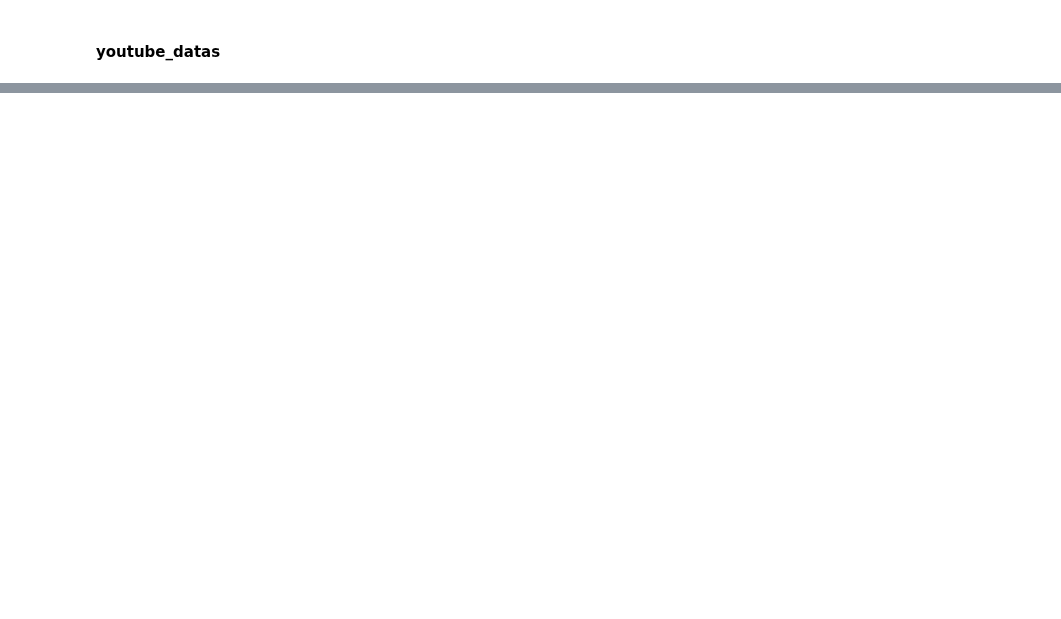
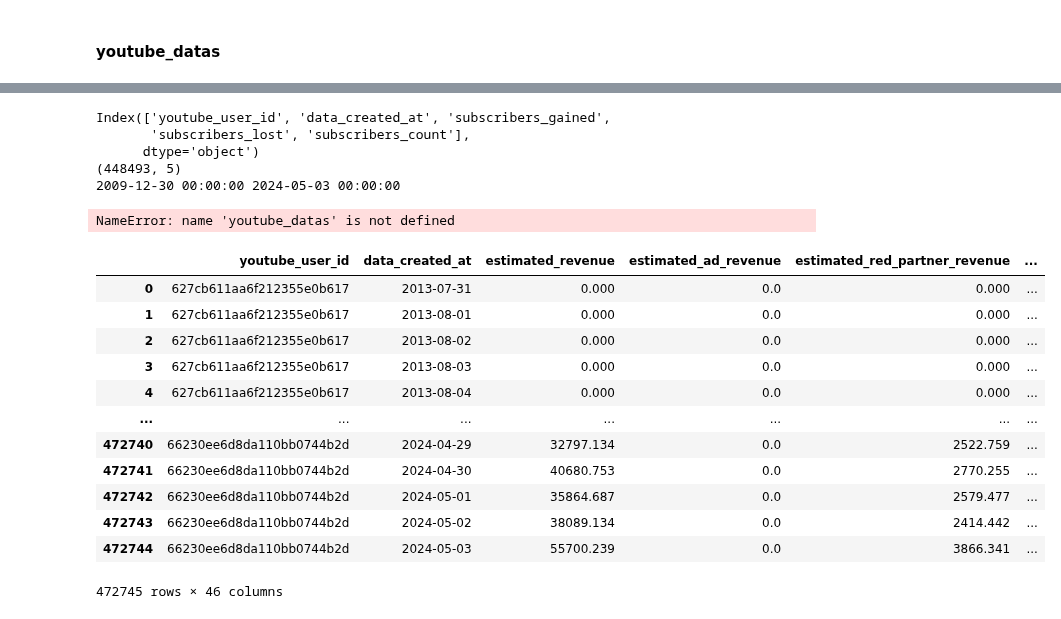
Before and after one commit to kkwann/awake, a Jupyter notebook: MongoDB_connection.ipynb, the cells around one changed output, grey strips where cells are left out. Saved outputs shown, nothing was run; the diff lists cells and outputs as text; code cells hidden in the pictures; blank space fills up the shorter version.

```diff
--- a/MongoDB_connection.ipynb
+++ b/MongoDB_connection.ipynb
@@ -680,3 +569,8 @@ len(youtube_datas['youtube_user_id'].unique())
+# %%
+# 컬럼 순서 정리
+need_col = ['youtube_user_id', 'data_created_at', 'published_at', 'channel_id', 'channel_title', 'traffic_source_type', 'yt_search_keyword', 'subscribed_status','subscriber_count',
+            'video_count','view_count','comment_count','like_count','dislike_count','estimated_minutes_watched','average_view_duration','status_code','red_view_count']
+youtube_datas = youtube_datas[need_col]
 # %%
 # cast 하여 데이터셋 생성
 youtube_datas = pd.concat([youtube_datas, pd.json_normalize(youtube_datas['traffic_source_type']), pd.json_normalize(youtube_datas['subscribed_status'])],axis=1)
@@ -742,0 +587,5 @@ print(merged_df)
+# %%
+youtube_revenue = youtube_revenue[youtube_revenue['youtube_user_id'].isin(youtube_user_id_inner)].sort_values(['youtube_user_id','data_created_at']).reset_index(drop=True)
+print(youtube_revenue.columns)
+print(youtube_revenue.shape)
+print(youtube_revenue['data_created_at'].min(), youtube_revenue['data_created_at'].max())
@@ -742,0 +648,37 @@ print(merged_df)
+# %%
+youtube_subscriber = youtube_subscriber[youtube_subscriber['youtube_user_id'].isin(youtube_user_id_inner)].sort_values(['youtube_user_id','data_created_at']).reset_index(drop=True)
+print(youtube_subscriber.columns)
+print(youtube_subscriber.shape)
+print(youtube_subscriber['data_created_at'].min(), youtube_subscriber['data_created_at'].max())
+# %% [output]
+Index(['youtube_user_id', 'data_created_at', 'subscribers_gained',
+       'subscribers_lost', 'subscribers_count'],
+      dtype='object')
+(448493, 5)
+2009-12-30 00:00:00 2024-05-03 00:00:00
+# %%
+youtube_datas = youtube_datas[youtube_datas['youtube_user_id'].isin(youtube_user_id_inner)].sort_values(['youtube_user_id','data_created_at']).reset_index(drop=True)
+print(youtube_datas.columns)
+print(youtube_datas.shape)
+print(youtube_datas['data_created_at'].min(), youtube_datas['data_created_at'].max())
+# %% [output]
+NameError: name 'youtube_datas' is not defined
+# %%
+# 'youtube_user_id','data_created_at' 키값 병합
+merge_df_1 = pd.merge(youtube_revenue,youtube_subscriber,how='left',on=['youtube_user_id','data_created_at']).reset_index(drop=True)
+merge_df_1 = pd.merge(merge_df_1,youtube_datas,how='left',on=['youtube_user_id','data_created_at']).reset_index(drop=True)
+merge_df_1
+# %% [output]
+|  | youtube_user_id | data_created_at | estimated_revenue | estimated_ad_revenue | estimated_red_partner_revenue | ... |
+| 0 | 627cb611aa6f212355e0b617 | 2013-07-31 | 0.000 | 0.0 | 0.000 | ... |
+| 1 | 627cb611aa6f212355e0b617 | 2013-08-01 | 0.000 | 0.0 | 0.000 | ... |
+| 2 | 627cb611aa6f212355e0b617 | 2013-08-02 | 0.000 | 0.0 | 0.000 | ... |
+| 3 | 627cb611aa6f212355e0b617 | 2013-08-03 | 0.000 | 0.0 | 0.000 | ... |
+| 4 | 627cb611aa6f212355e0b617 | 2013-08-04 | 0.000 | 0.0 | 0.000 | ... |
+| ... | ... | ... | ... | ... | ... | ... |
+| 472740 | 66230ee6d8da110bb0744b2d | 2024-04-29 | 32797.134 | 0.0 | 2522.759 | ... |
+| 472741 | 66230ee6d8da110bb0744b2d | 2024-04-30 | 40680.753 | 0.0 | 2770.255 | ... |
+| 472742 | 66230ee6d8da110bb0744b2d | 2024-05-01 | 35864.687 | 0.0 | 2579.477 | ... |
+| 472743 | 66230ee6d8da110bb0744b2d | 2024-05-02 | 38089.134 | 0.0 | 2414.442 | ... |
+| 472744 | 66230ee6d8da110bb0744b2d | 2024-05-03 | 55700.239 | 0.0 | 3866.341 | ... |
+472745 rows × 46 columns
```
Also changed, not shown: parts of 41 cells of this notebook.
